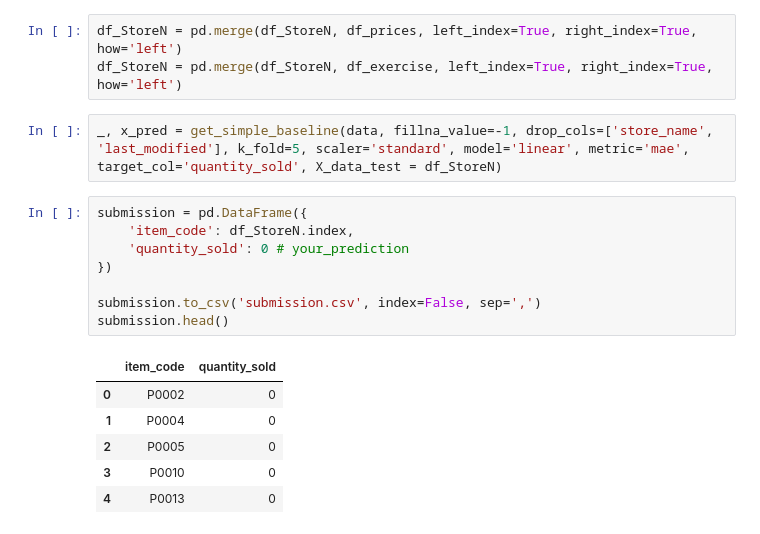
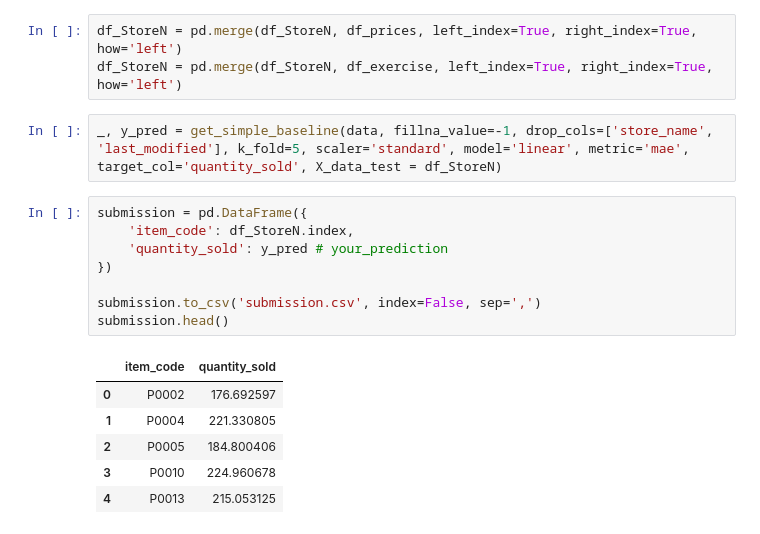
Before and after one commit to racousin/data_science_practice_2025, a Jupyter notebook: ErwanR123/module4/module4_exercise1.ipynb, the cells around one changed output. Cells and saved outputs as stored; diff of their text form.

```diff
--- a/ErwanR123/module4/module4_exercise1.ipynb
+++ b/ErwanR123/module4/module4_exercise1.ipynb
@@ -723,19 +723,19 @@ df_StoreN
 df_StoreN = pd.merge(df_StoreN, df_prices, left_index=True, right_index=True, how='left')
 df_StoreN = pd.merge(df_StoreN, df_exercise, left_index=True, right_index=True, how='left')
 # %%
-_, x_pred = get_simple_baseline(data, fillna_value=-1, drop_cols=['store_name', 'last_modified'], k_fold=5, scaler='standard', model='linear', metric='mae', target_col='quantity_sold', X_data_test = df_StoreN)
+_, y_pred = get_simple_baseline(data, fillna_value=-1, drop_cols=['store_name', 'last_modified'], k_fold=5, scaler='standard', model='linear', metric='mae', target_col='quantity_sold', X_data_test = df_StoreN)
 # %%
 submission = pd.DataFrame({
     'item_code': df_StoreN.index,
-    'quantity_sold': 0 # your_prediction
+    'quantity_sold': y_pred # your_prediction
 })
 
 submission.to_csv('submission.csv', index=False, sep=',')
 submission.head()
 # %% [output]
 |  | item_code | quantity_sold |
-| 0 | P0002 | 0 |
-| 1 | P0004 | 0 |
-| 2 | P0005 | 0 |
-| 3 | P0010 | 0 |
-| 4 | P0013 | 0 |
+| 0 | P0002 | 176.692597 |
+| 1 | P0004 | 221.330805 |
+| 2 | P0005 | 184.800406 |
+| 3 | P0010 | 224.960678 |
+| 4 | P0013 | 215.053125 |
```
